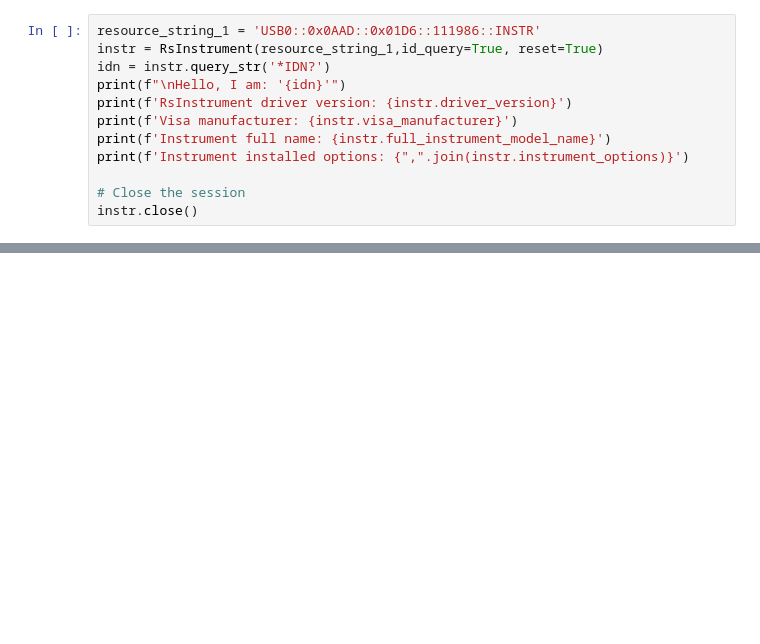
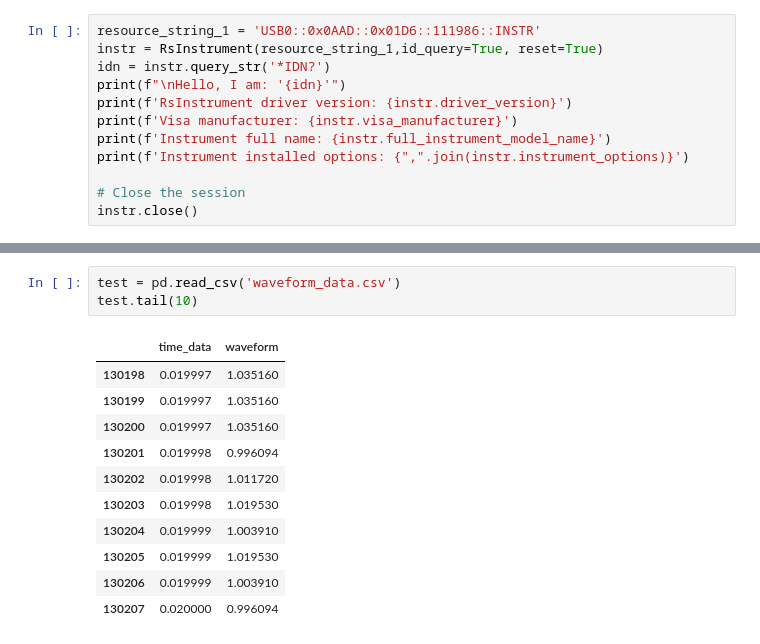
Before and after one commit to hprutvisagar/teng_vibration_setup, a Jupyter notebook: oscilloscope_test.ipynb, the cells around one changed output, grey strips where cells are left out. Drawn from its saved outputs; the diff is of its cells as text; blank space fills up the shorter version.

```diff
--- a/oscilloscope_test.ipynb
+++ b/oscilloscope_test.ipynb
@@ -462,0 +158,15 @@ test
+# %%
+test = pd.read_csv('waveform_data.csv')
+test.tail(10)
+# %% [output]
+|  | time_data | waveform |
+| 130198 | 0.019997 | 1.035160 |
+| 130199 | 0.019997 | 1.035160 |
+| 130200 | 0.019997 | 1.035160 |
+| 130201 | 0.019998 | 0.996094 |
+| 130202 | 0.019998 | 1.011720 |
+| 130203 | 0.019998 | 1.019530 |
+| 130204 | 0.019999 | 1.003910 |
+| 130205 | 0.019999 | 1.019530 |
+| 130206 | 0.019999 | 1.003910 |
+| 130207 | 0.020000 | 0.996094 |
```
Also changed, not shown: parts of 16 cells of this notebook, 2 other files.
